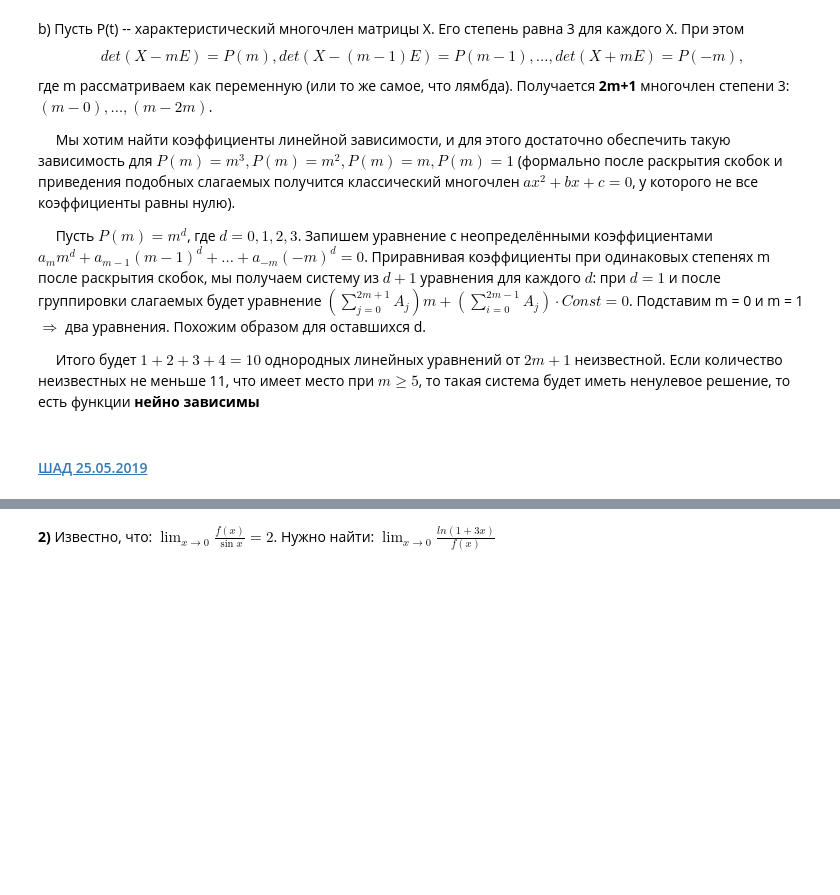
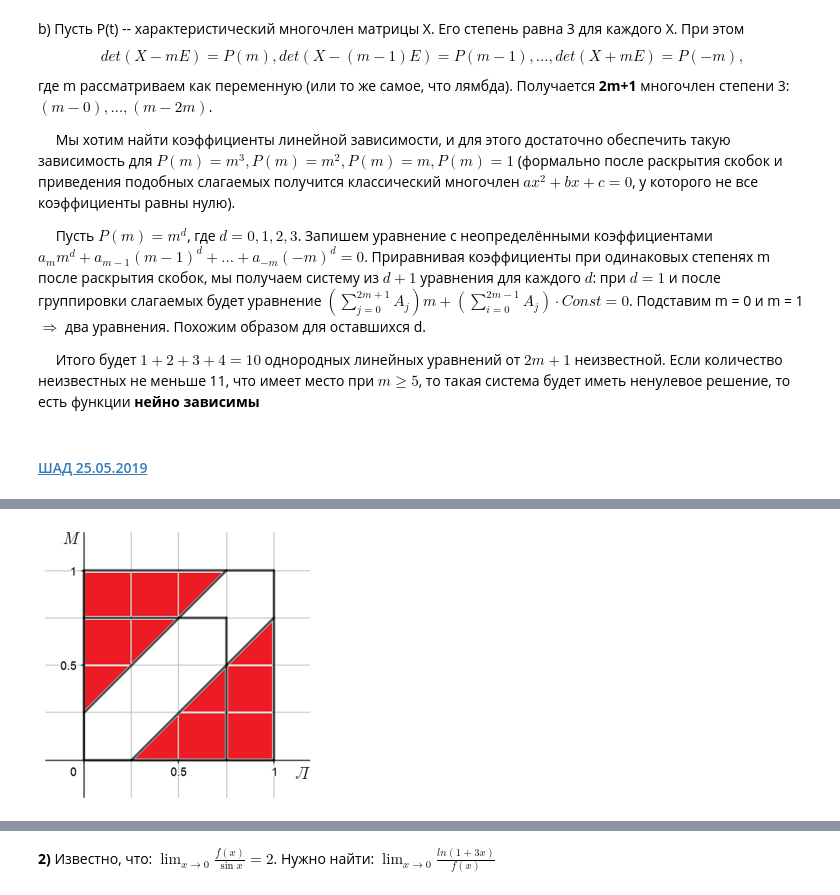
Before and after one commit to Felhaba/Math_Programming_Yandex_OZON, a Jupyter notebook: YSoDA.ipynb, the cells around one changed output, grey strips where cells are left out. Drawn from its saved outputs; the diff is of its cells as text; code cells hidden in the pictures; blank space fills up the shorter version.

```diff
--- a/YSoDA.ipynb
+++ b/YSoDA.ipynb
@@ -289,0 +313,6 @@ https://3-info.ru/post/26851?page=55
+# %%
+response = requests.get('https://hsto.org/webt/92/4s/fe/924sfepxruo2qcvwefzuxhhhb4a.jpeg')
+img = Image.open(BytesIO(response.content)).resize((280, 280))
+img
+# %% [output]
+[figure, added]
```
Also changed, not shown: parts of 14 cells of this notebook.
